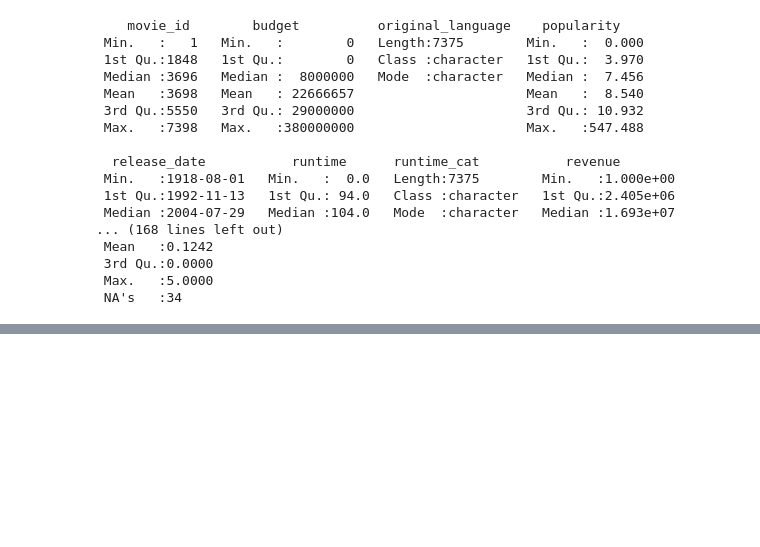
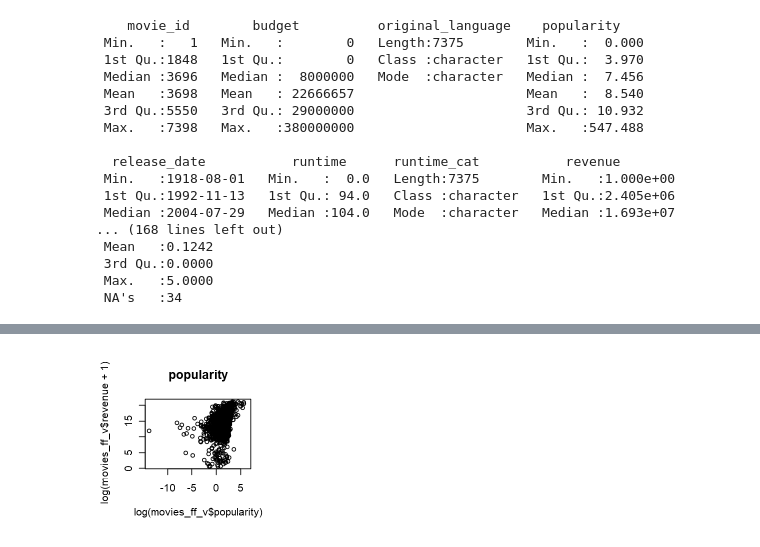
Before and after one commit to mouhadeb/DataScience, a Jupyter notebook: stats/Home Exercise 4.ipynb, the cells around one changed output, grey strips where cells are left out. Drawn from its saved outputs; the diff is of its cells as text; code cells hidden in the pictures; blank space fills up the shorter version.

```diff
--- a/stats/Home Exercise 4.ipynb
+++ b/stats/Home Exercise 4.ipynb
@@ -1647,0 +987,6 @@ ERROR: Error in simpleLoess(y, x, w, span, degree = degree, parametric = FALSE,
+# %%
+options(repr.plot.width = 3, repr.plot.height = 3)
+
+plot(log(movies_ff_v$revenue+1) ~ (log(movies_ff_v$popularity)),main="popularity", cex=0.7)
+# %% [output]
+[figure, added]
```
Also changed, not shown: parts of 20 cells of this notebook, 5 other files.
